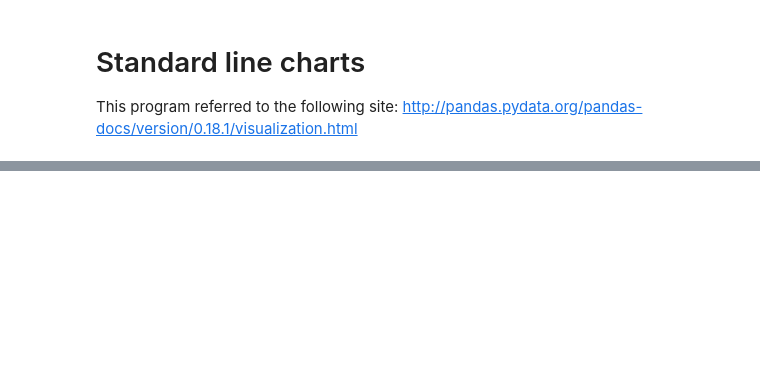
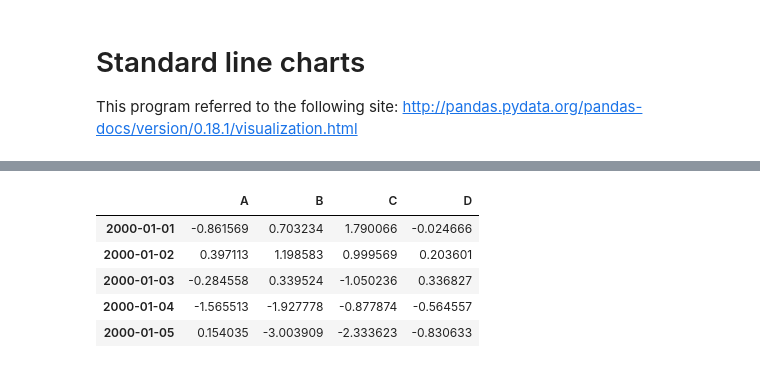
Before and after one commit to nnnnishi/matplotlib-visualization, a Jupyter notebook: line_charts/line_charts.ipynb, the cells around one changed output, grey strips where cells are left out. Cells and saved outputs as stored; diff of their text form; code cells hidden in the pictures; blank space fills up the shorter version.

```diff
--- a/line_charts/line_charts.ipynb
+++ b/line_charts/line_charts.ipynb
@@ -26,5 +52,14 @@ df = pd.DataFrame(np.random.randn(1000, 4), index=ts.index, columns=list('ABCD')
 # %%
 df = df.cumsum()
+# %%
+df.head()
+# %% [output]
+|  | A | B | C | D |
+| 2000-01-01 | -0.861569 | 0.703234 | 1.790066 | -0.024666 |
+| 2000-01-02 | 0.397113 | 1.198583 | 0.999569 | 0.203601 |
+| 2000-01-03 | -0.284558 | 0.339524 | -1.050236 | 0.336827 |
+| 2000-01-04 | -1.565513 | -1.927778 | -0.877874 | -0.564557 |
+| 2000-01-05 | 0.154035 | -3.003909 | -2.333623 | -0.830633 |
 # %%
 plt.figure()
 df.plot()
```
Also changed, not shown: parts of 7 cells of this notebook.
